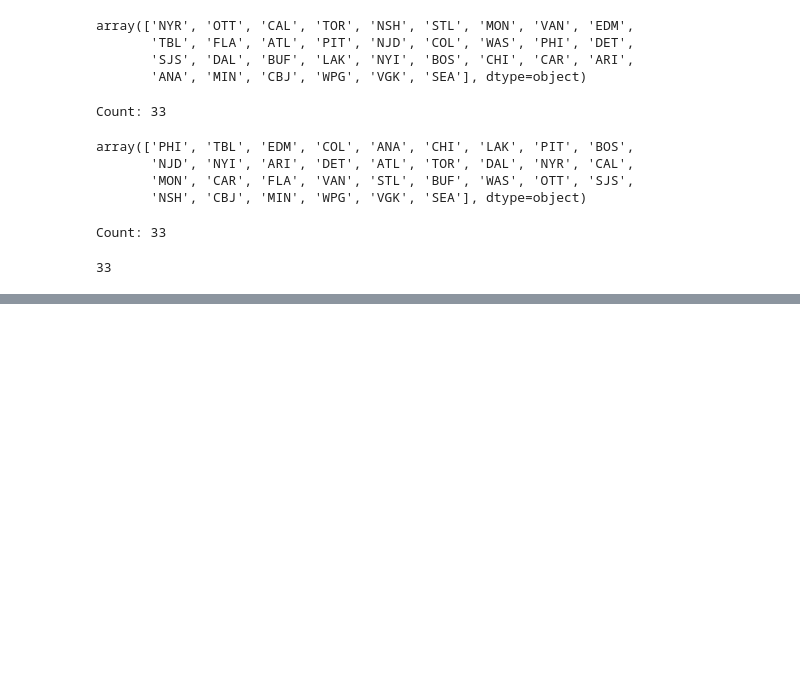
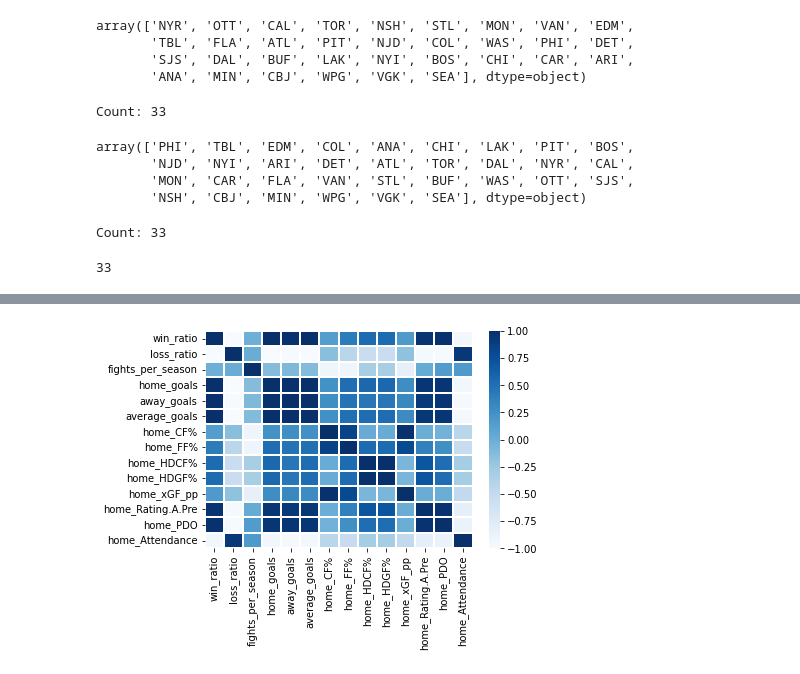
Before and after one commit to aadityapanchal/NHL-Analytics, a Jupyter notebook: fight.ipynb, the cells around one changed output, grey strips where cells are left out. Cells and saved outputs as stored; diff of their text form; code cells hidden in the pictures; blank space fills up the shorter version.

```diff
--- a/fight.ipynb
+++ b/fight.ipynb
@@ -223,0 +329,5 @@ set(pd.Series(winners).unique()) - set(total_fights.keys())
+# %%
+sns.heatmap(final_df_div.corr(), linewidths=1, cmap="Blues")
+plt.show()
+# %% [output]
+[figure, added]
```
Also changed, not shown: parts of 51 cells of this notebook.
